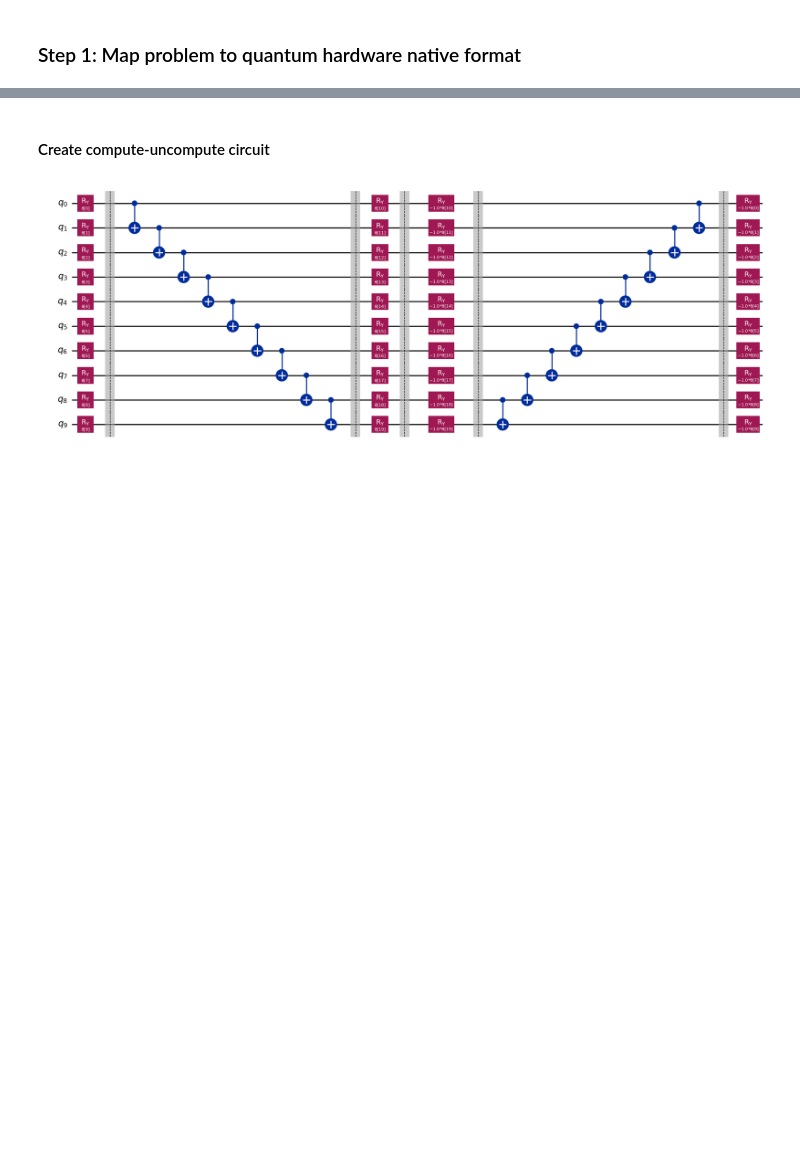
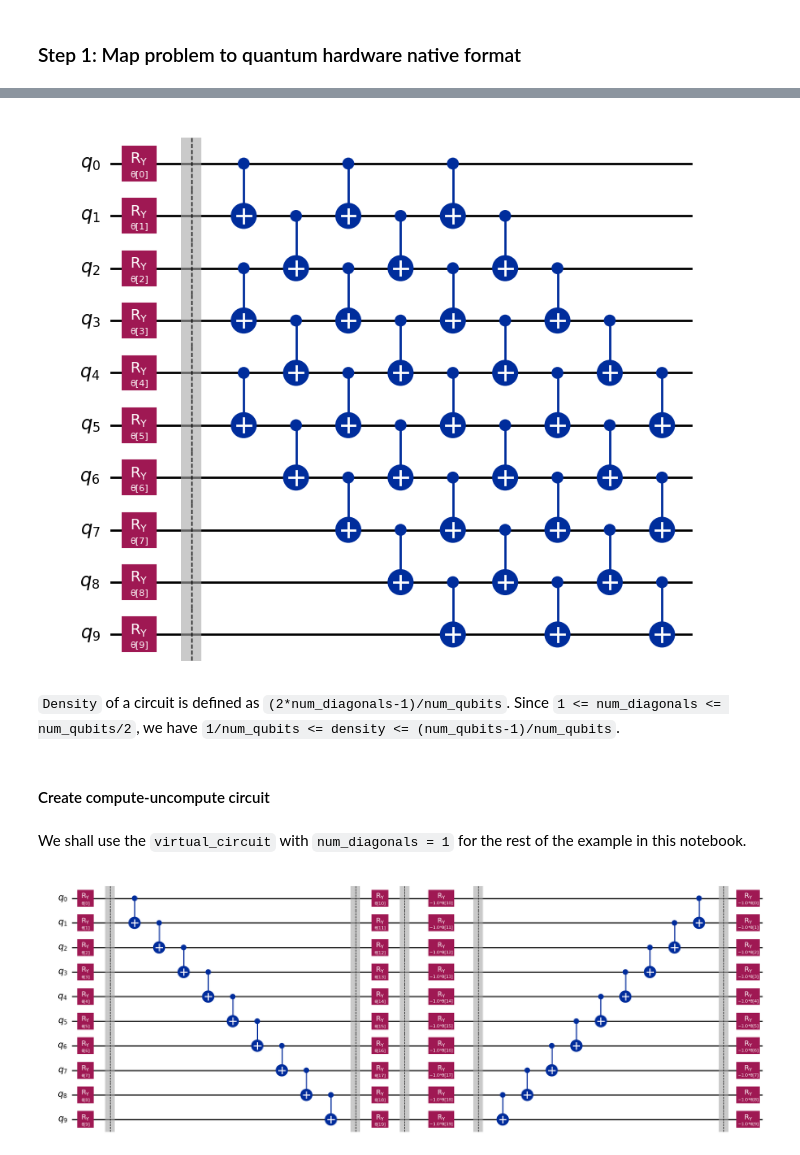
Before and after one commit to IBM-Quantum-Technical-Enablement/quantum-enablement, a Jupyter notebook: docs/challenges/dynamical_decoupling.ipynb, the cells around one changed output, grey strips where cells are left out. Cells and saved outputs as stored; diff of their text form; code cells hidden in the pictures; blank space fills up the shorter version.

```diff
--- a/docs/challenges/dynamical_decoupling.ipynb
+++ b/docs/challenges/dynamical_decoupling.ipynb
@@ -45,5 +88,14 @@ virtual_circuit.draw('mpl', fold=-1)
+# %%
+example_circuit = construct_circuit(10, 3)
+example_circuit.draw('mpl',fold=-1)
+# %% [output]
+[figure, added]
+# %% [markdown]
+`Density` of a circuit is defined as `(2*num_diagonals-1)/num_qubits`. Since `1 <= num_diagonals <= num_qubits/2`, we have `1/num_qubits <= density <= (num_qubits-1)/num_qubits`.
 # %% [markdown]
 #### Create compute-uncompute circuit
+# %% [markdown]
+We shall use the `virtual_circuit` with `num_diagonals = 1` for the rest of the example in this notebook.
 # %%
 inverse = virtual_circuit.inverse()
 virtual_circuit.barrier()
```
Also changed, not shown: parts of 11 cells of this notebook.
